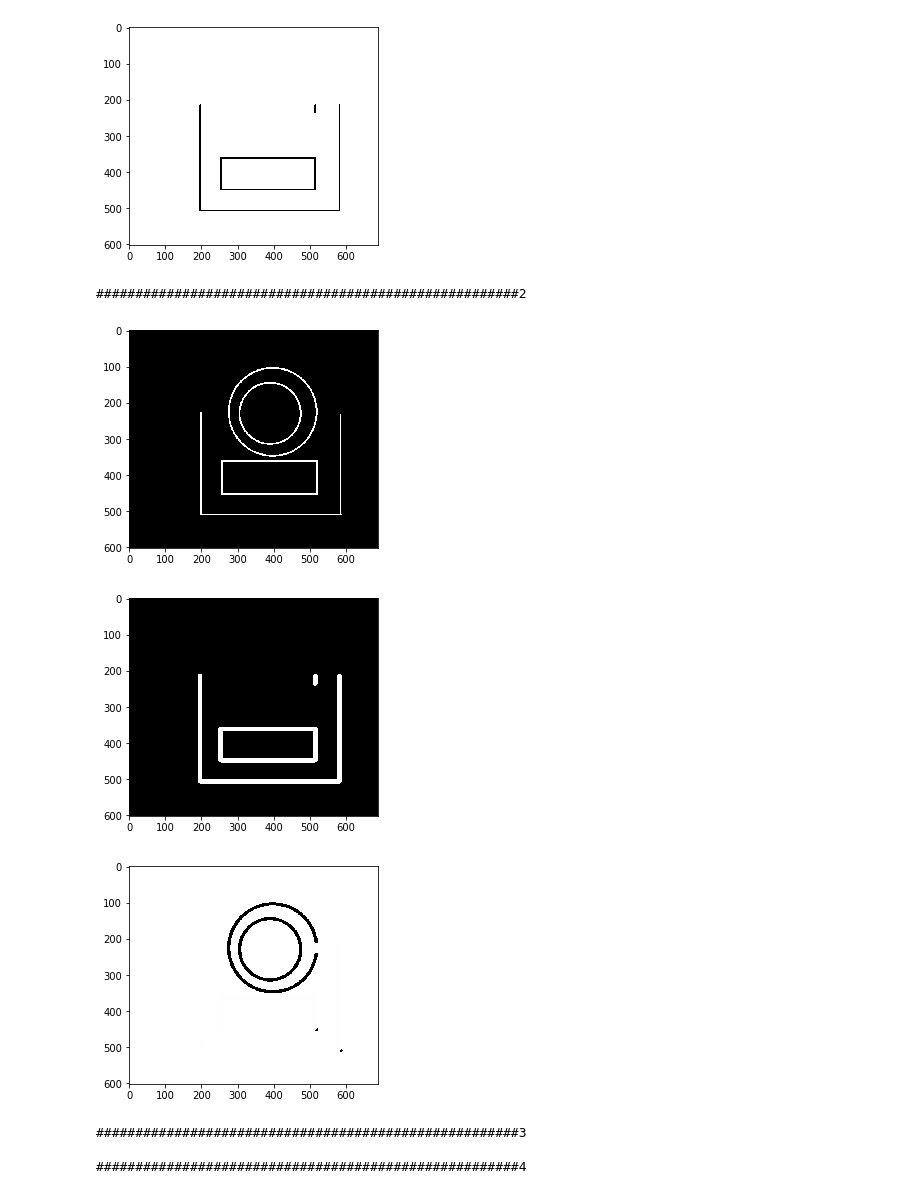
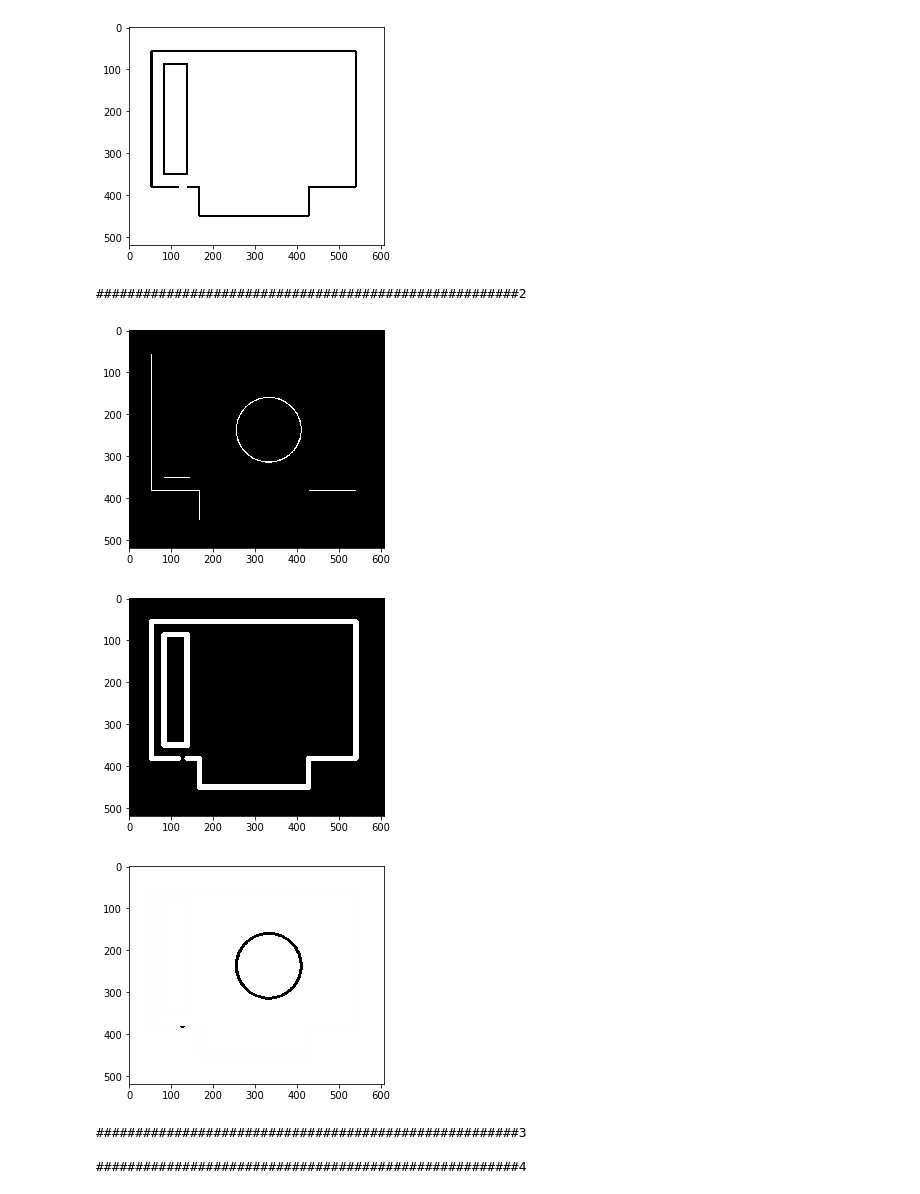
Before and after one commit to ahmhekal/Drawings_To_autoCad, a Jupyter notebook: first.ipynb, the cells around one changed output. Saved outputs shown, nothing was run; the diff lists cells and outputs as text; code cells hidden in the pictures.

```diff
--- a/first.ipynb
+++ b/first.ipynb
@@ -72,7 +72,7 @@ def connect_horizontal_lines(horizontal_lines):
         for j in range(i+1,len(horizontal_lines)):
             if horizontal_lines[i][1] == horizontal_lines[j][1]:  # They have the same x #
 
-                if horizontal_lines[i][0] <= horizontal_lines[j][0] and horizontal_lines[i][2] >= horizontal_lines[2][3]:  # i involve j #
+                if horizontal_lines[i][0] <= horizontal_lines[j][0] and horizontal_lines[i][2] >= horizontal_lines[j][2]:  # i involve j #
                     #print(str(vertical_lines[i]) + " involve " + str(vertical_lines[j]),i)
                     ShouldRemove.append(horizontal_lines[j])     # we should delete j
 
@@ -97,8 +97,10 @@ def connect_horizontal_lines(horizontal_lines):
 
 
 
-test = cv2.imread("test10.png")                                                       # Reading the original image
-white=cv2.imread('white10.png')                                                       # Reading the white image
+test = cv2.imread("test16.png")                                                       # Reading the original image
+#creating a corresponding white image
+white = np.zeros_like(test)
+white.fill(255)
 gray = cv2.cvtColor(test, cv2.COLOR_BGR2GRAY)                                         # convert fron BGR to Gray
 edges = cv2.Canny(gray, 50, 200)                                                      # get the edges
 lines = cv2.HoughLinesP(edges, 1, np.pi/180, 50, minLineLength=0, maxLineGap=0)       # Detect lines
@@ -315,7 +317,9 @@ while(1):
         print('iiiiiiiiiiii',i)
         list_circles.append(i)
 
-    white_new=cv2.imread('white10.png')
+    #creating a corresponding white image
+    white_new = np.zeros_like(test)
+    white_new.fill(255)
 
     for i in circles[0,:4]:
         print('style',i[0],i[1],i[2])
@@ -379,8 +389,8 @@ plt.imshow(white)
-[figure, old version]
+[figure, new version]
 ######################################################2
-[figure, old version]
+[figure, new version]
-[figure, old version]
+[figure, new version]
-[figure, old version]
+[figure, new version]
 ######################################################3
 
 ######################################################4
```
Also changed, not shown: parts of 3 cells of this notebook, 8 other files.
